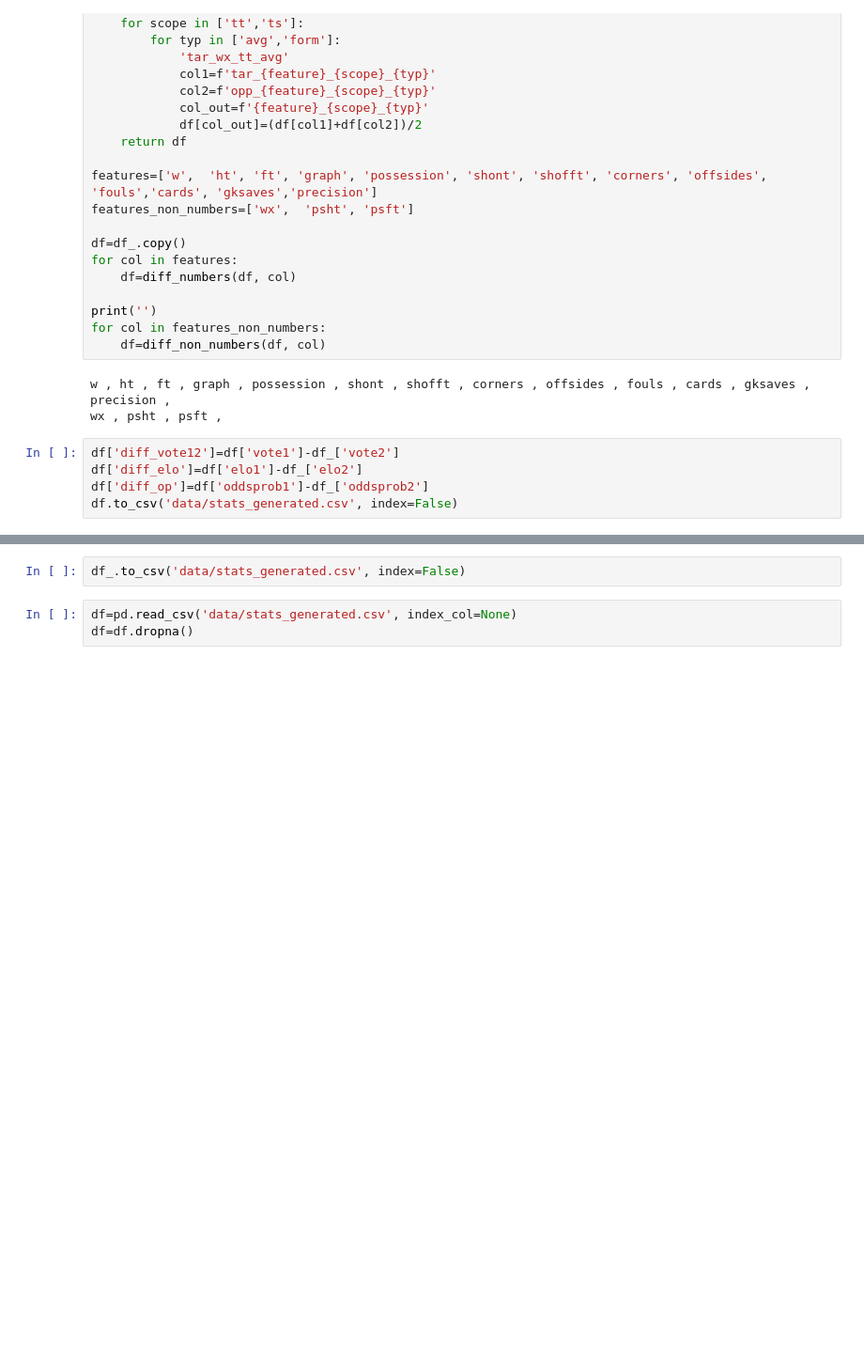
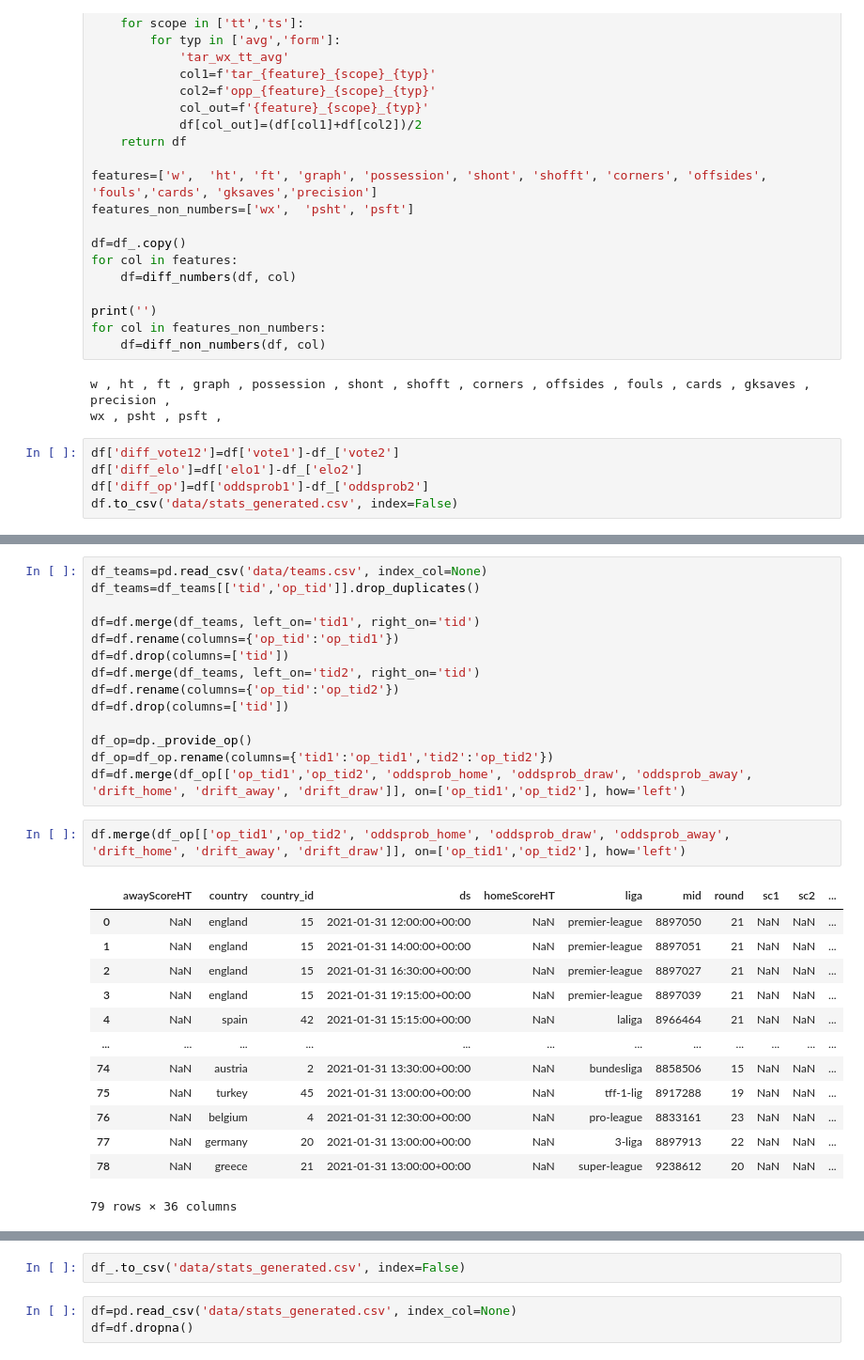
Before and after one commit to hwait/soccer, a Jupyter notebook: data.ipynb, the cells around one changed output, grey strips where cells are left out. Shown: that part at 94% size. Saved outputs shown, nothing was run; the diff lists cells and outputs as text; blank space fills up the shorter version.

```diff
--- a/data.ipynb
+++ b/data.ipynb
@@ -512,0 +522,30 @@ df_away[df_away.mid==8736289]
+# %%
+df_teams=pd.read_csv('data/teams.csv', index_col=None)
+df_teams=df_teams[['tid','op_tid']].drop_duplicates()
+
+df=df.merge(df_teams, left_on='tid1', right_on='tid')
+df=df.rename(columns={'op_tid':'op_tid1'})
+df=df.drop(columns=['tid'])
+df=df.merge(df_teams, left_on='tid2', right_on='tid')
+df=df.rename(columns={'op_tid':'op_tid2'})
+df=df.drop(columns=['tid'])
+
+df_op=dp._provide_op()
+df_op=df_op.rename(columns={'tid1':'op_tid1','tid2':'op_tid2'})
+df=df.merge(df_op[['op_tid1','op_tid2', 'oddsprob_home', 'oddsprob_draw', 'oddsprob_away', 'drift_home', 'drift_away', 'drift_draw']], on=['op_tid1','op_tid2'], how='left')
+# %%
+df.merge(df_op[['op_tid1','op_tid2', 'oddsprob_home', 'oddsprob_draw', 'oddsprob_away', 'drift_home', 'drift_away', 'drift_draw']], on=['op_tid1','op_tid2'], how='left')
+# %% [output]
+|  | awayScoreHT | country | country_id | ds | homeScoreHT | liga | mid | round | sc1 | sc2 | ... |
+| 0 | NaN | england | 15 | 2021-01-31 12:00:00+00:00 | NaN | premier-league | 8897050 | 21 | NaN | NaN | ... |
+| 1 | NaN | england | 15 | 2021-01-31 14:00:00+00:00 | NaN | premier-league | 8897051 | 21 | NaN | NaN | ... |
+| 2 | NaN | england | 15 | 2021-01-31 16:30:00+00:00 | NaN | premier-league | 8897027 | 21 | NaN | NaN | ... |
+| 3 | NaN | england | 15 | 2021-01-31 19:15:00+00:00 | NaN | premier-league | 8897039 | 21 | NaN | NaN | ... |
+| 4 | NaN | spain | 42 | 2021-01-31 15:15:00+00:00 | NaN | laliga | 8966464 | 21 | NaN | NaN | ... |
+| ... | ... | ... | ... | ... | ... | ... | ... | ... | ... | ... | ... |
+| 74 | NaN | austria | 2 | 2021-01-31 13:30:00+00:00 | NaN | bundesliga | 8858506 | 15 | NaN | NaN | ... |
+| 75 | NaN | turkey | 45 | 2021-01-31 13:00:00+00:00 | NaN | tff-1-lig | 8917288 | 19 | NaN | NaN | ... |
+| 76 | NaN | belgium | 4 | 2021-01-31 12:30:00+00:00 | NaN | pro-league | 8833161 | 23 | NaN | NaN | ... |
+| 77 | NaN | germany | 20 | 2021-01-31 13:00:00+00:00 | NaN | 3-liga | 8897913 | 22 | NaN | NaN | ... |
+| 78 | NaN | greece | 21 | 2021-01-31 13:00:00+00:00 | NaN | super-league | 9238612 | 20 | NaN | NaN | ... |
+79 rows × 36 columns
```
Also changed, not shown: parts of 26 cells of this notebook, 12 other files.
